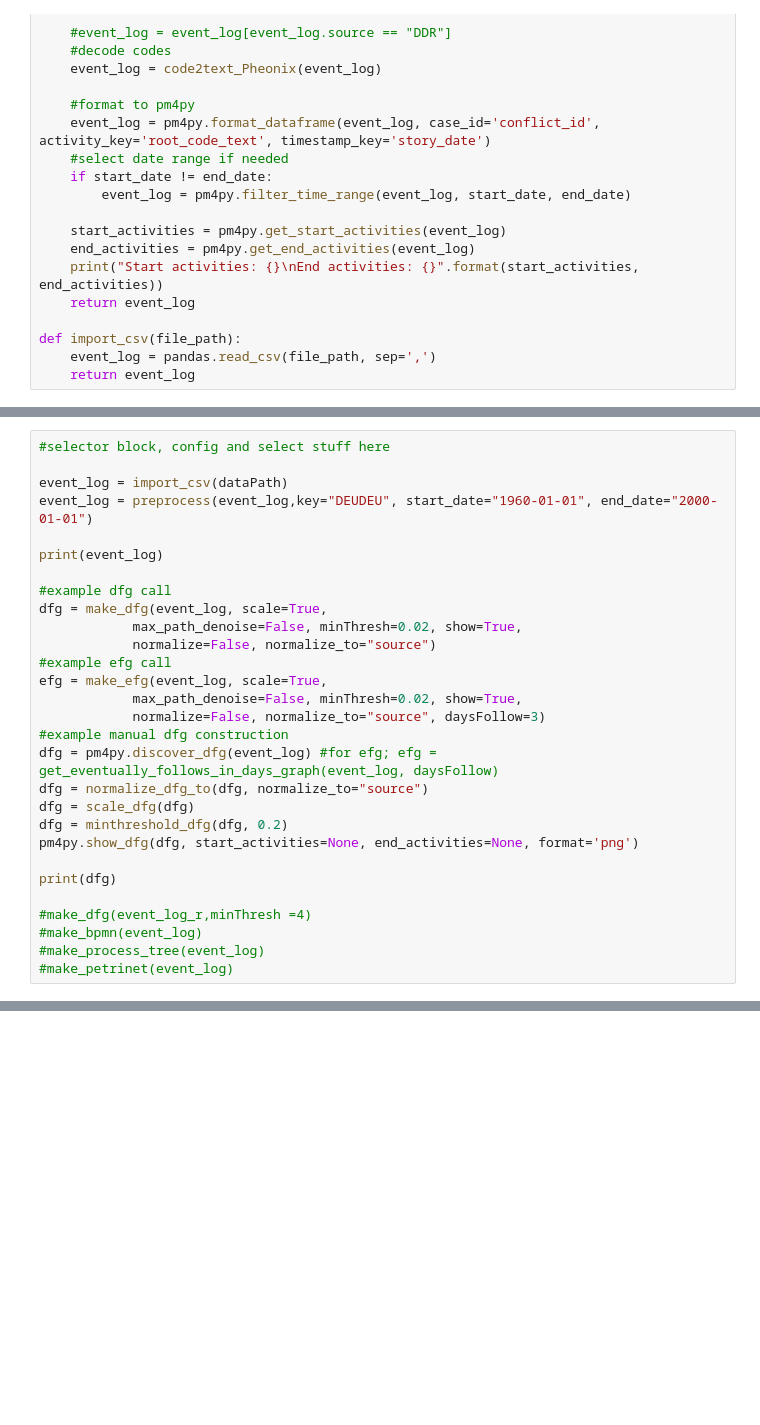
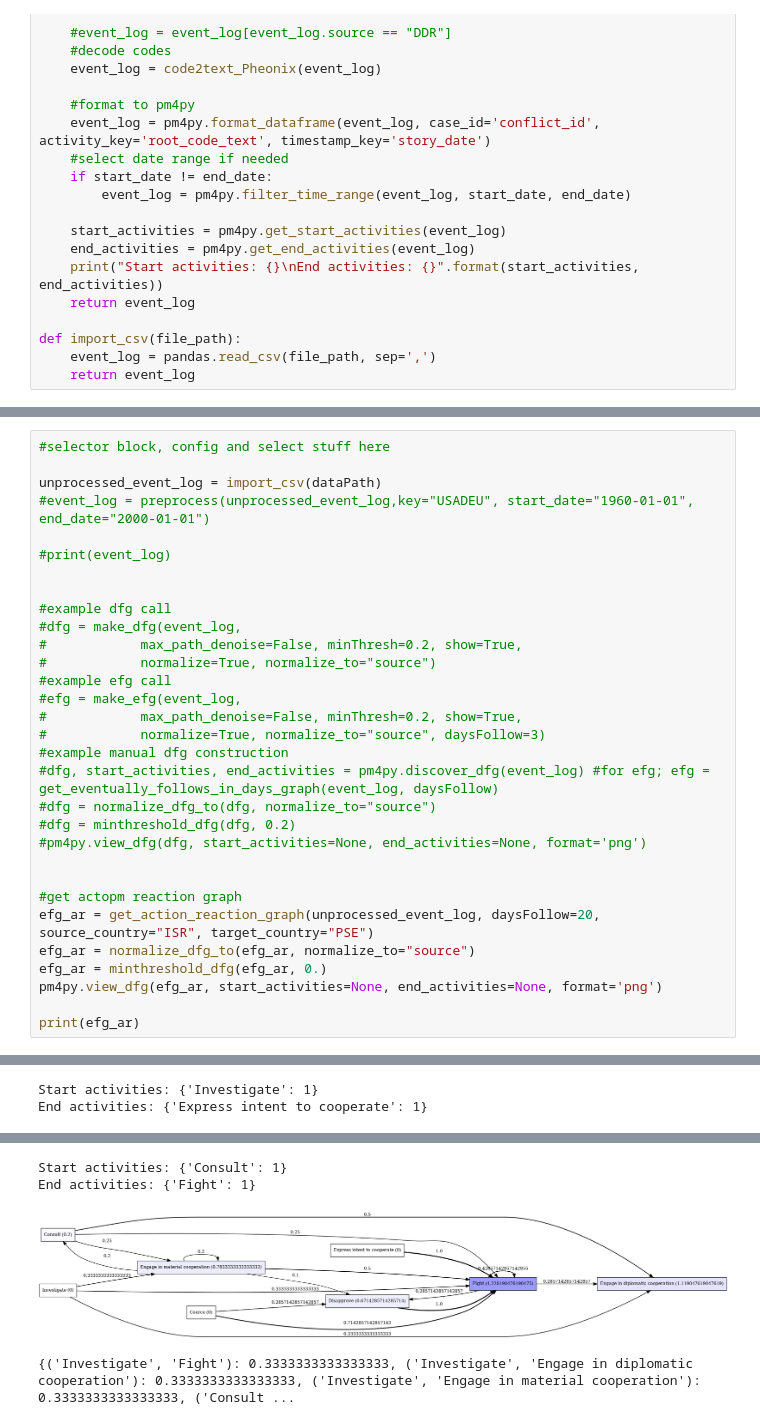
Before and after one commit to sashamorecode/Geopolitics-Process-Mining, a Jupyter notebook: ProcMingNotebookTest.ipynb, the cells around one changed output, grey strips where cells are left out. Saved outputs shown, nothing was run; the diff lists cells and outputs as text; blank space fills up the shorter version.

Commit message:
Added action reation graph discovery

```diff
--- a/ProcMingNotebookTest.ipynb
+++ b/ProcMingNotebookTest.ipynb
@@ -249,30 +274,32 @@ def make_bpmn(event_log, show=True):
 # %%
 #selector block, config and select stuff here
 
-event_log = import_csv(dataPath)
-event_log = preprocess(event_log,key="DEUDEU", start_date="1960-01-01", end_date="2000-01-01")
+unprocessed_event_log = import_csv(dataPath)
+#event_log = preprocess(unprocessed_event_log,key="USADEU", start_date="1960-01-01", end_date="2000-01-01")
 
-print(event_log)
+#print(event_log)
+
 
 #example dfg call
-dfg = make_dfg(event_log, scale=True,
-            max_path_denoise=False, minThresh=0.02, show=True,
-            normalize=False, normalize_to="source")
+#dfg = make_dfg(event_log,
+#            max_path_denoise=False, minThresh=0.2, show=True,
+#            normalize=True, normalize_to="source")
 #example efg call
-efg = make_efg(event_log, scale=True,
-            max_path_denoise=False, minThresh=0.02, show=True,
-            normalize=False, normalize_to="source", daysFollow=3)
+#efg = make_efg(event_log,
+#            max_path_denoise=False, minThresh=0.2, show=True,
+#            normalize=True, normalize_to="source", daysFollow=3)
 #example manual dfg construction
-dfg = pm4py.discover_dfg(event_log) #for efg; efg = get_eventually_follows_in_days_graph(event_log, daysFollow)
-dfg = normalize_dfg_to(dfg, normalize_to="source")
-dfg = scale_dfg(dfg)
-dfg = minthreshold_dfg(dfg, 0.2)
-pm4py.show_dfg(dfg, start_activities=None, end_activities=None, format='png')
+#dfg, start_activities, end_activities = pm4py.discover_dfg(event_log) #for efg; efg = get_eventually_follows_in_days_graph(event_log, daysFollow)
+#dfg = normalize_dfg_to(dfg, normalize_to="source")
+#dfg = minthreshold_dfg(dfg, 0.2)
+#pm4py.view_dfg(dfg, start_activities=None, end_activities=None, format='png')
 
-print(dfg)
 
-#make_dfg(event_log_r,minThresh =4)
-#make_bpmn(event_log)
-#make_process_tree(event_log)
-#make_petrinet(event_log)
+#get actopm reaction graph
+efg_ar = get_action_reaction_graph(unprocessed_event_log, daysFollow=20, source_country="ISR", target_country="PSE")
+efg_ar = normalize_dfg_to(efg_ar, normalize_to="source")
+efg_ar = minthreshold_dfg(efg_ar, 0.)
+pm4py.view_dfg(efg_ar, start_activities=None, end_activities=None, format='png')
+
+print(efg_ar)
 # %% [output]
@@ -279,0 +323,2 @@ FileNotFoundError: [Errno 2] No such file or directory: '/media/sasha/HDD-bigboy
+Start activities: {'Investigate': 1}
+End activities: {'Express intent to cooperate': 1}
@@ -279,0 +342,4 @@ FileNotFoundError: [Errno 2] No such file or directory: '/media/sasha/HDD-bigboy
+Start activities: {'Consult': 1}
+End activities: {'Fight': 1}
+[figure, added]
+{('Investigate', 'Fight'): 0.3333333333333333, ('Investigate', 'Engage in diplomatic cooperation'): 0.3333333333333333, ('Investigate', 'Engage in material cooperation'): 0.3333333333333333, ('Consult ...
```
Also changed, not shown: parts of 3 cells of this notebook.
